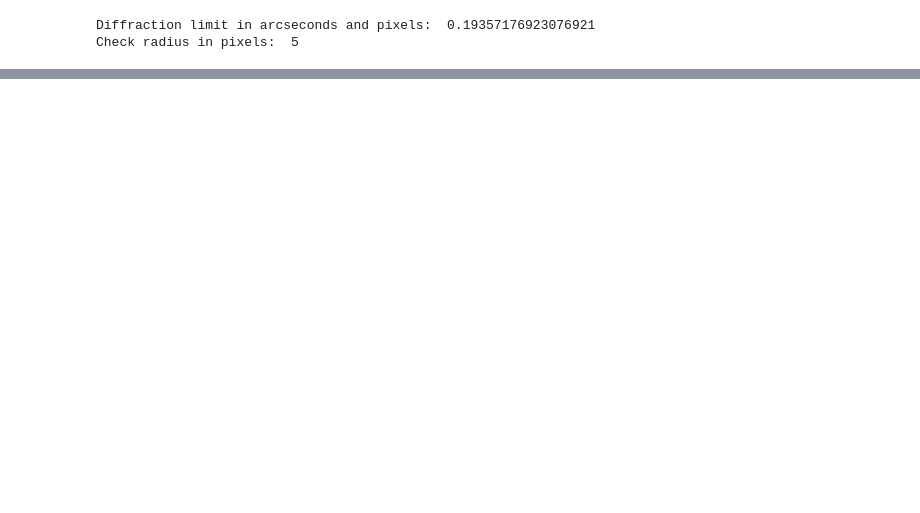
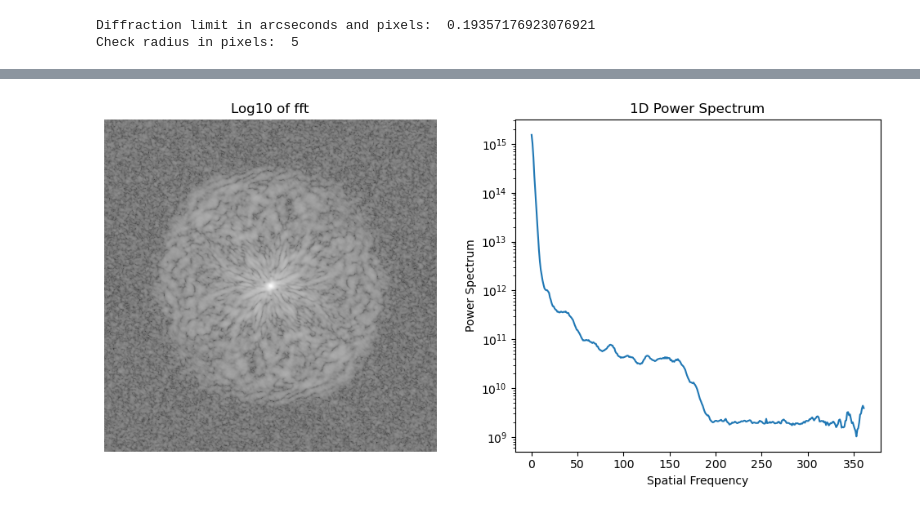
Before and after one commit to Leonardo-5/Speckle-Analisys-for-AO, a Jupyter notebook: speckle_FFT.ipynb, the cells around one changed output, grey strips where cells are left out. Drawn from its saved outputs; the diff is of its cells as text; code cells hidden in the pictures; blank space fills up the shorter version.

```diff
--- a/speckle_FFT.ipynb
+++ b/speckle_FFT.ipynb
@@ -52,0 +146,81 @@ Check radius in pixels:  5
+# %%
+
+
+imagenumber = 500
+data = immagini[imagenumber]
+data_raw = data.copy()
+data_clean = data_raw.copy()
+background_level = np.median(data_raw)
+data = data_raw - background_level
+data[data < 0] = 0
+
+image = data.copy()
+
+# Define a function for azimuthal averaging
+def azimuthalAverage(image, center=None):
+	"""
+	Calculate the azimuthally averaged radial profile.
+
+	Parameters:
+	-----------
+	image : 2D numpy array
+		The 2D image
+	center : tuple of int, optional
+		The (x, y) pixel coordinates used as the center. If None, the center of the image is used.
+
+	Returns:
+	--------
+	radial_prof : 1D numpy array
+		The azimuthally averaged radial profile
+	"""
+	y, x = np.indices(image.shape)
+	if center is None:
+		center = (x.max() / 2, y.max() / 2)
+
+	r = np.sqrt((x - center[0])**2 + (y - center[1])**2)
+	r = r.astype(int)
+
+	tbin = np.bincount(r.ravel(), image.ravel())
+	nr = np.bincount(r.ravel())
+	radial_prof = tbin / nr
+	return radial_prof
+
+# Use the azimuthalAverage function instead of radialProfile.azimuthalAverage
+
+F1 = fftpack.fft2(image)
+# Now shift the quadrants around so that low spatial frequencies are in
+# the center of the 2D fourier transformed image.
+F2 = fftpack.fftshift( F1 )
+
+# 2D power spectrum
+psd2D = np.abs( F2 )**2
+
+#azimuthally averaged 1D power spectrum
+psd1D = azimuthalAverage(psd2D)
+
+# Plot the 2D power spectrum
+plt.figure(figsize=(10, 5))
+plt.subplot(1, 2, 1)
+plt.imshow(np.log10(psd2D), cmap='gray')
+plt.title("Log10 of fft")
+plt.axis("off")
+
+# Plot the azimuthally averaged 1D power spectrum
+plt.subplot(1, 2, 2)
+plt.semilogy(psd1D)
+plt.title("1D Power Spectrum")
+plt.xlabel("Spatial Frequency")
+plt.ylabel("Power Spectrum")
+
+plt.tight_layout()
+plt.show()
+# Plot the azimuthally averaged 1D power spectrum in log-log scale
+plt.figure(figsize=(6, 4))
+plt.loglog(psd1D)
+plt.title("1D Power Spectrum (Log-Log Scale)")
+plt.xlabel("Spatial Frequency")
+plt.ylabel("Power Spectrum")
+plt.grid(True, which="both", linestyle="--", linewidth=0.5)
+plt.show()
+# %% [output]
+[figure, added]
```
Also changed, not shown: parts of 10 cells of this notebook, 2 other files.
